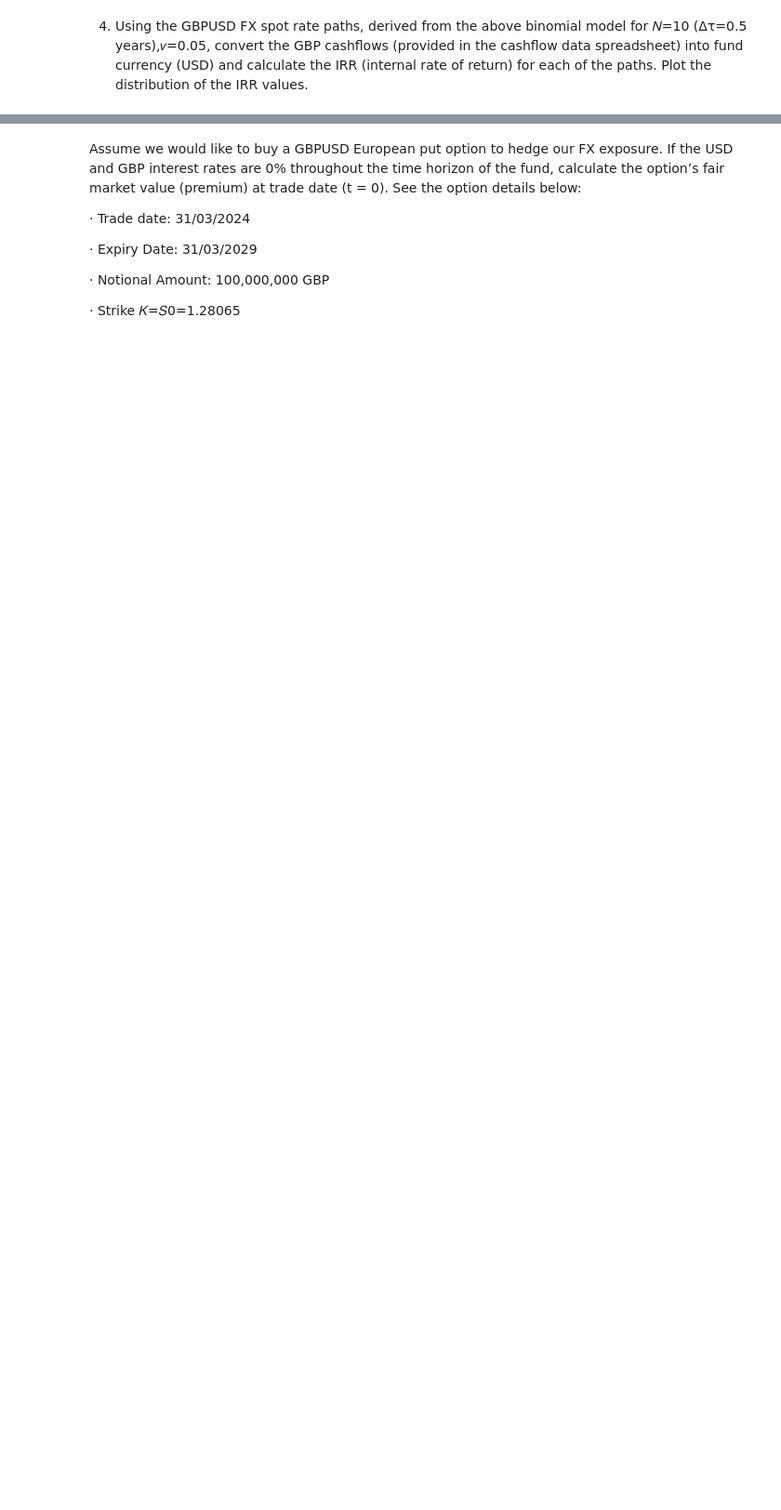
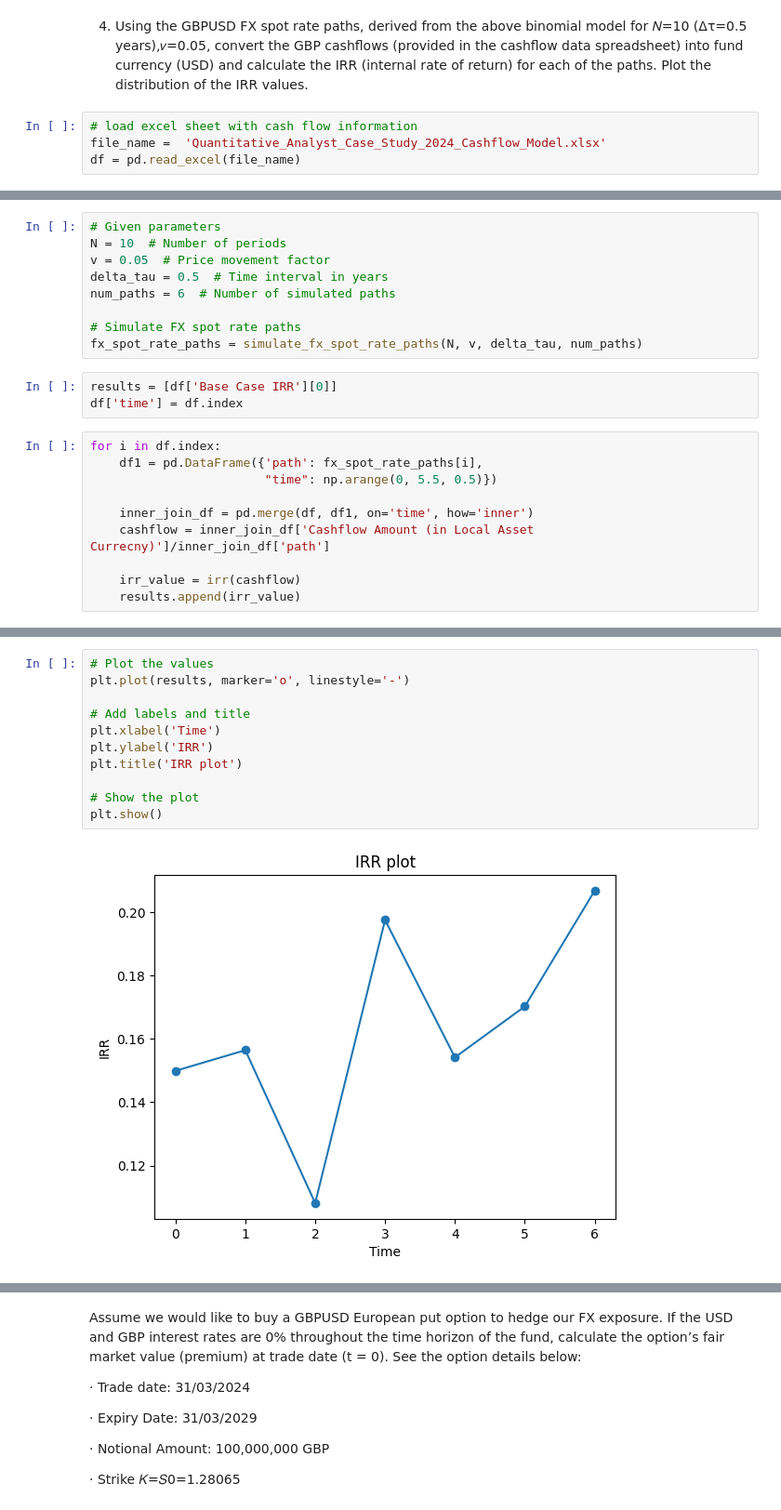
Before and after one commit to nguyenmichelle1/Case-Study-Validus, a Jupyter notebook: case.ipynb, the cells around one changed output, grey strips where cells are left out. Shown at 93% size. Saved outputs shown, nothing was run; the diff lists cells and outputs as text; blank space fills up the shorter version.

```diff
--- a/case.ipynb
+++ b/case.ipynb
@@ -107,3 +62,7 @@ def expectation_max_fx(v, N):
 # %% [markdown]
 4. Using the GBPUSD FX spot rate paths, derived from the above binomial model for 𝑁=10 (Δτ=0.5 years),𝑣=0.05, convert the GBP cashflows (provided in the cashflow data spreadsheet) into fund currency (USD) and calculate the IRR (internal rate of return) for each of the paths. Plot the distribution of the IRR values.
+# %%
+# load excel sheet with cash flow information
+file_name =  'Quantitative_Analyst_Case_Study_2024_Cashflow_Model.xlsx'
+df = pd.read_excel(file_name)
 # %%
@@ -113,0 +95,22 @@ expectation_max_fx(v = 0.05,
+# %%
+# Given parameters
+N = 10  # Number of periods
+v = 0.05  # Price movement factor
+delta_tau = 0.5  # Time interval in years
+num_paths = 6  # Number of simulated paths
+
+# Simulate FX spot rate paths
+fx_spot_rate_paths = simulate_fx_spot_rate_paths(N, v, delta_tau, num_paths)
+# %%
+results = [df['Base Case IRR'][0]]
+df['time'] = df.index
+# %%
+for i in df.index:
+    df1 = pd.DataFrame({'path': fx_spot_rate_paths[i],
+                        "time": np.arange(0, 5.5, 0.5)})
+
+    inner_join_df = pd.merge(df, df1, on='time', how='inner')
+    cashflow = inner_join_df['Cashflow Amount (in Local Asset Currecny)']/inner_join_df['path']
+
+    irr_value = irr(cashflow)
+    results.append(irr_value)
@@ -113,0 +127,13 @@ expectation_max_fx(v = 0.05,
+# %%
+# Plot the values
+plt.plot(results, marker='o', linestyle='-')
+
+# Add labels and title
+plt.xlabel('Time')
+plt.ylabel('IRR')
+plt.title('IRR plot')
+
+# Show the plot
+plt.show()
+# %% [output]
+[figure, added]
```
Also changed, not shown: parts of 20 cells of this notebook, 2 other files.
